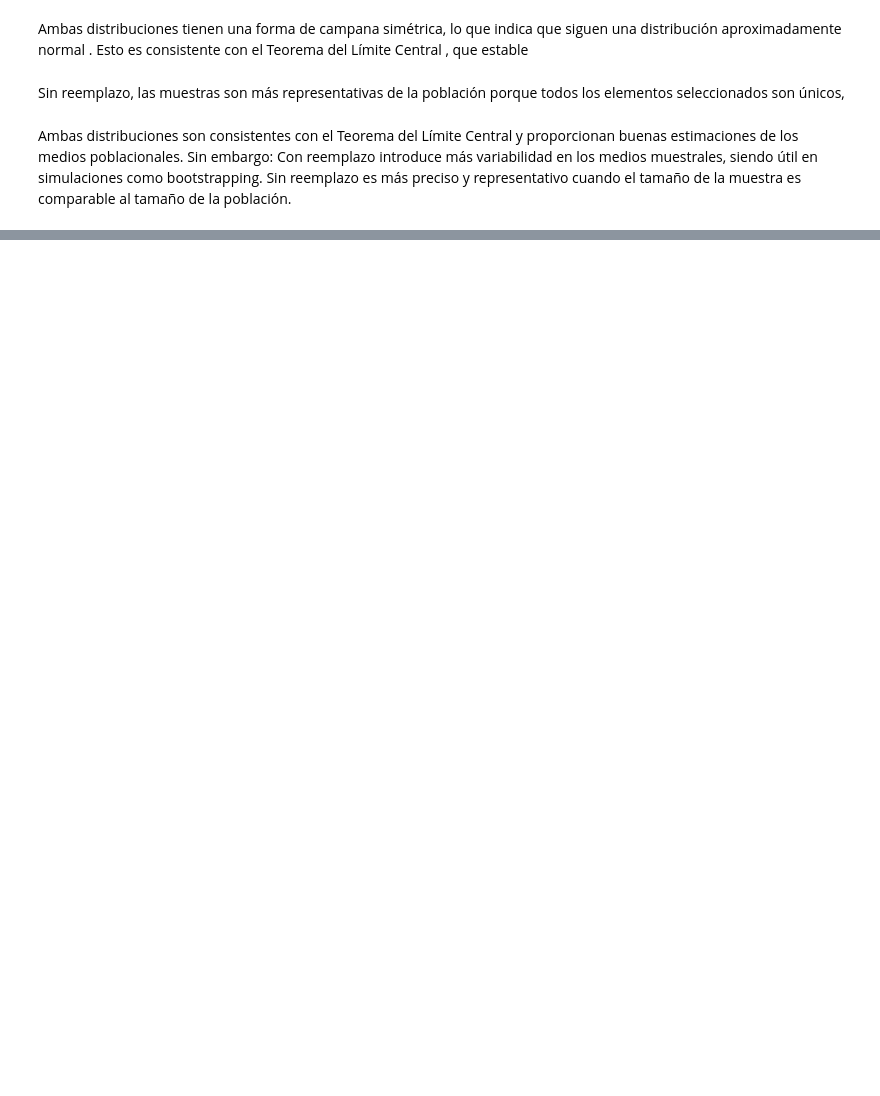
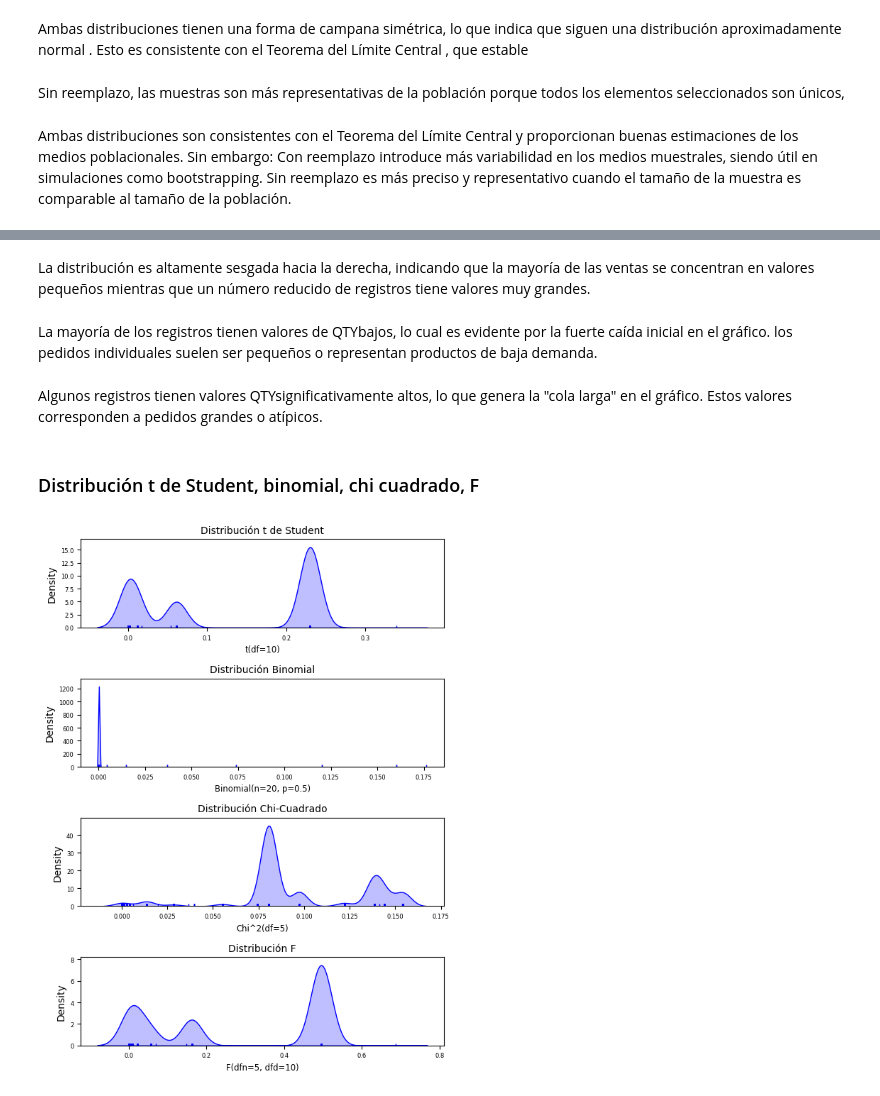
Before and after one commit to andres-eric/Analisis-de-datos-de-ventas-Nutresa, a Jupyter notebook: Distribuciones de datos y muestreo.ipynb, the cells around one changed output, grey strips where cells are left out. Drawn from its saved outputs; the diff is of its cells as text; code cells hidden in the pictures; blank space fills up the shorter version.

```diff
--- a/Distribuciones de datos y muestreo.ipynb
+++ b/Distribuciones de datos y muestreo.ipynb
@@ -113,0 +123,13 @@ Sin reemplazo es más preciso y representativo cuando el tamaño de la muestra e
+# %% [markdown]
+La distribución es altamente sesgada hacia la derecha, indicando que la mayoría de las ventas se concentran en valores pequeños mientras que un número reducido de registros tiene valores muy grandes.
+# %% [markdown]
+La mayoría de los registros tienen valores de QTYbajos, lo cual es evidente por la fuerte caída inicial en el gráfico.
+ los pedidos individuales suelen ser pequeños o representan productos de baja demanda.
+# %% [markdown]
+Algunos registros tienen valores QTYsignificativamente altos, lo que genera la "cola larga" en el gráfico. Estos valores corresponden a pedidos grandes o atípicos.
+# %% [markdown]
+### Distribución t de Student, binomial, chi cuadrado, F
+# %%
+distribuciones_personalizadas(df, 'QTY')
+# %% [output]
+[figure, added]
```
Also changed, not shown: parts of 10 cells of this notebook.
